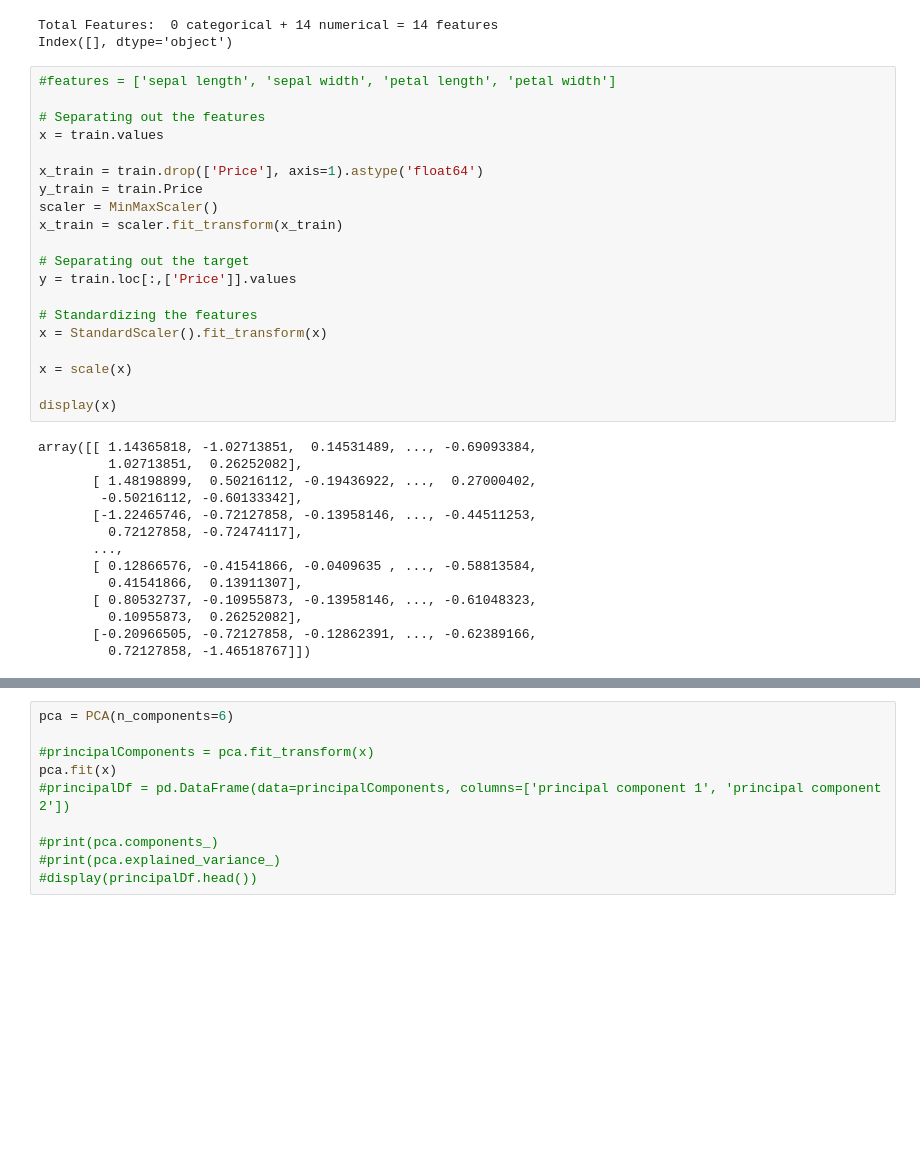
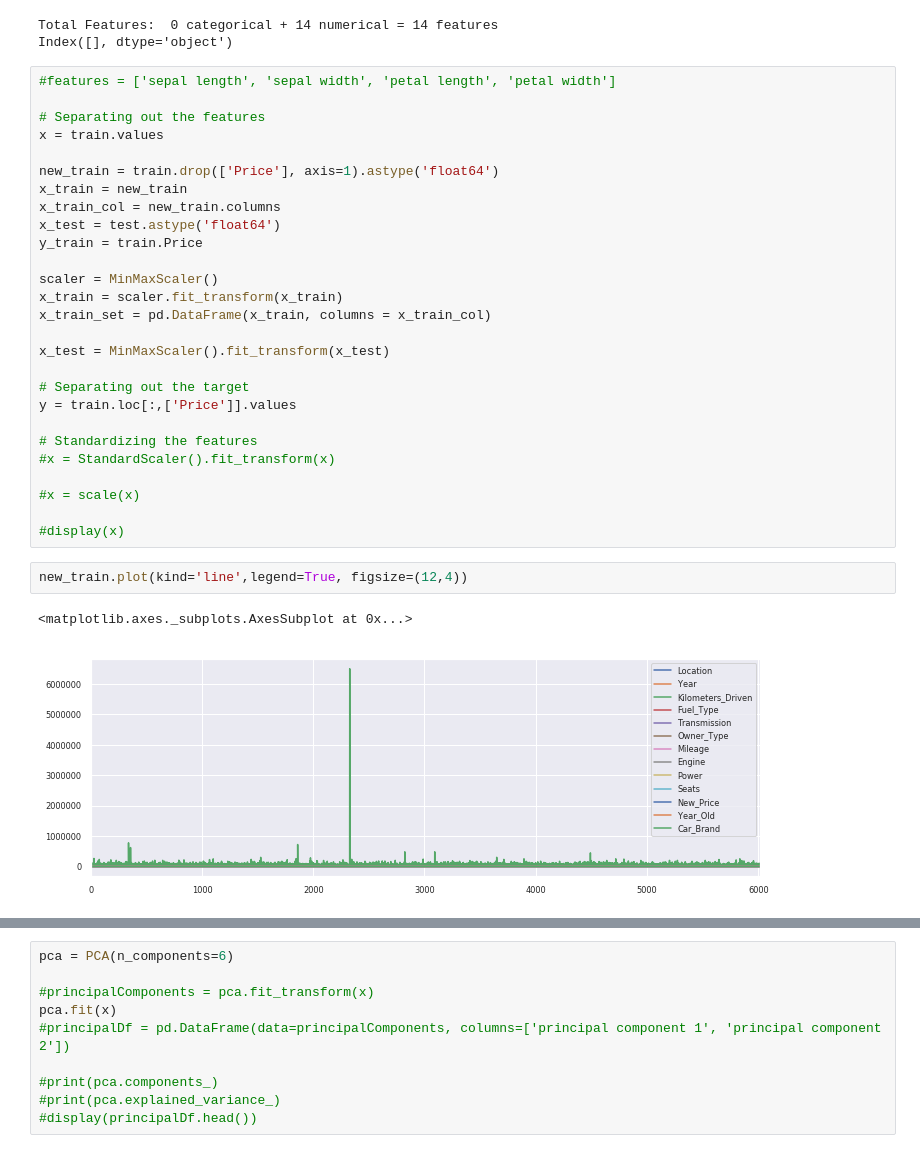
Before and after one commit to koushik-elite/Udacity-samples, a Jupyter notebook: Predicting The Costs Of Used Cars.ipynb, the cells around one changed output, grey strips where cells are left out. Drawn from its saved outputs; the diff is of its cells as text; blank space fills up the shorter version.

```diff
--- a/Predicting The Costs Of Used Cars.ipynb
+++ b/Predicting The Costs Of Used Cars.ipynb
@@ -160,34 +160,32 @@ Index([], dtype='object')
 # Separating out the features
 x = train.values
 
-x_train = train.drop(['Price'], axis=1).astype('float64')
+new_train = train.drop(['Price'], axis=1).astype('float64')
+x_train = new_train
+x_train_col = new_train.columns
+x_test = test.astype('float64')
 y_train = train.Price
+
 scaler = MinMaxScaler()
 x_train = scaler.fit_transform(x_train)
+x_train_set = pd.DataFrame(x_train, columns = x_train_col)
+
+x_test = MinMaxScaler().fit_transform(x_test)
 
 # Separating out the target
 y = train.loc[:,['Price']].values
 
 # Standardizing the features
-x = StandardScaler().fit_transform(x)
+#x = StandardScaler().fit_transform(x)
 
-x = scale(x)
+#x = scale(x)
 
-display(x)
+#display(x)
-# %% [output]
-array([[ 1.14365818, -1.02713851,  0.14531489, ..., -0.69093384,
-         1.02713851,  0.26252082],
-       [ 1.48198899,  0.50216112, -0.19436922, ...,  0.27000402,
-        -0.50216112, -0.60133342],
-       [-1.22465746, -0.72127858, -0.13958146, ..., -0.44511253,
-         0.72127858, -0.72474117],
-       ...,
-       [ 0.12866576, -0.41541866, -0.0409635 , ..., -0.58813584,
-         0.41541866,  0.13911307],
-       [ 0.80532737, -0.10955873, -0.13958146, ..., -0.61048323,
-         0.10955873,  0.26252082],
-       [-0.20966505, -0.72127858, -0.12862391, ..., -0.62389166,
-         0.72127858, -1.46518767]])
+# %%
+new_train.plot(kind='line',legend=True, figsize=(12,4))
+# %% [output]
+<matplotlib.axes._subplots.AxesSubplot at 0x...>
+[figure, added]
 # %%
 n = len(x_train)
 
```
Also changed, not shown: parts of 11 cells of this notebook.
